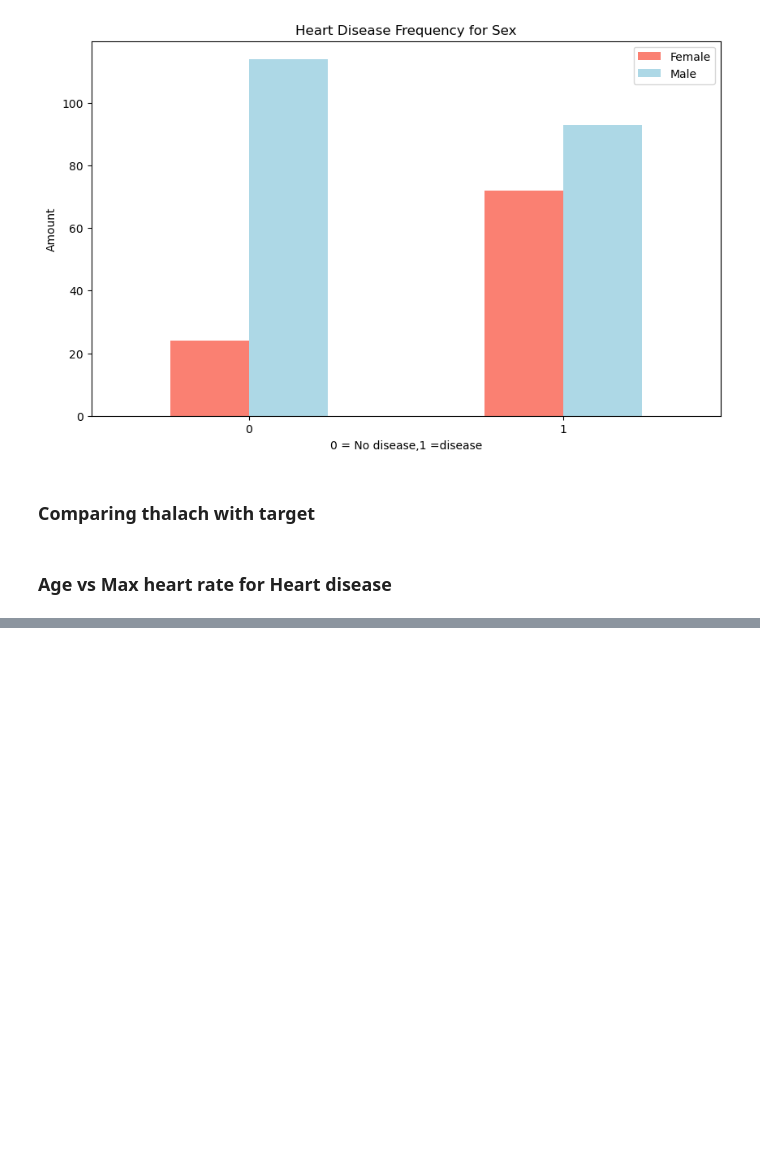
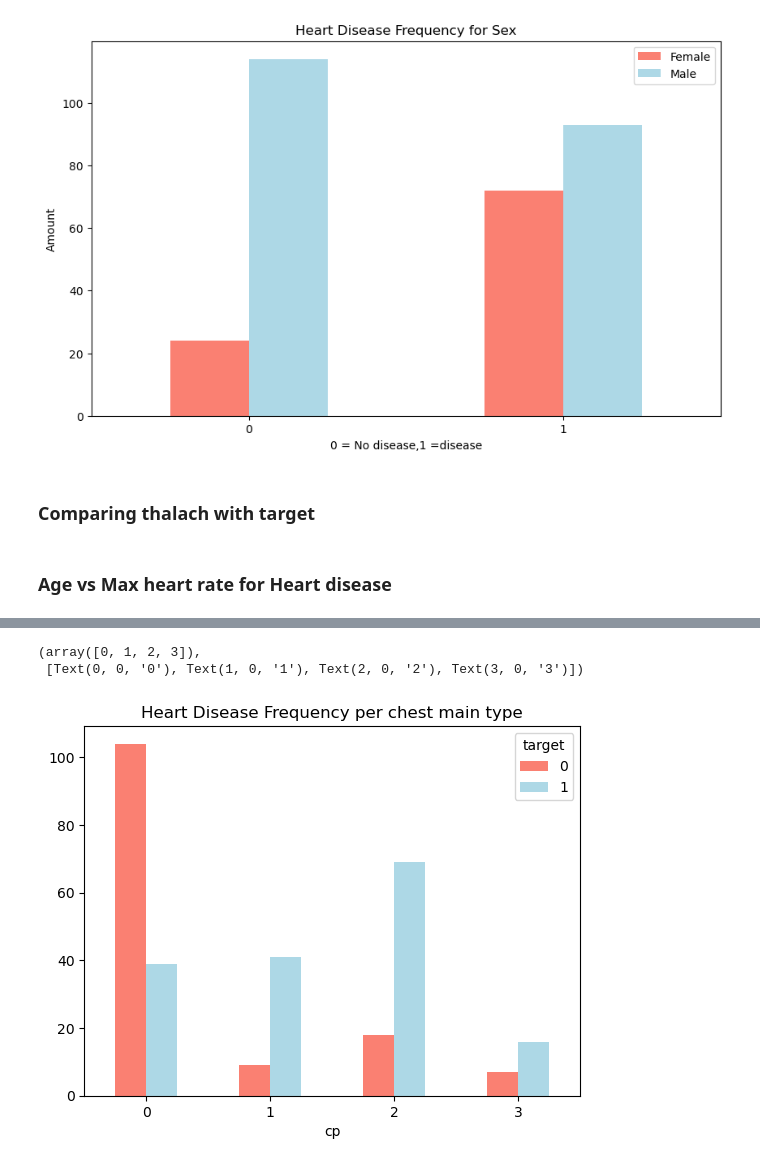
Before and after one commit to cyblogerz/Heart-disease-prediction, a Jupyter notebook: prediction.ipynb, the cells around one changed output, grey strips where cells are left out. Drawn from its saved outputs; the diff is of its cells as text; code cells hidden in the pictures; blank space fills up the shorter version.

```diff
--- a/prediction.ipynb
+++ b/prediction.ipynb
@@ -147,0 +197,9 @@ plt.xticks(rotation=0)
+# %%
+#Make the crosstab more visual
+pd.crosstab(df.cp,df.target).plot(kind="bar",color=["salmon",'lightblue'])
+plt.title("Heart Disease Frequency per chest main type")
+plt.xticks(rotation=0)
+# %% [output]
+(array([0, 1, 2, 3]),
+ [Text(0, 0, '0'), Text(1, 0, '1'), Text(2, 0, '2'), Text(3, 0, '3')])
+[figure, added]
```
Also changed, not shown: parts of 27 cells of this notebook.
